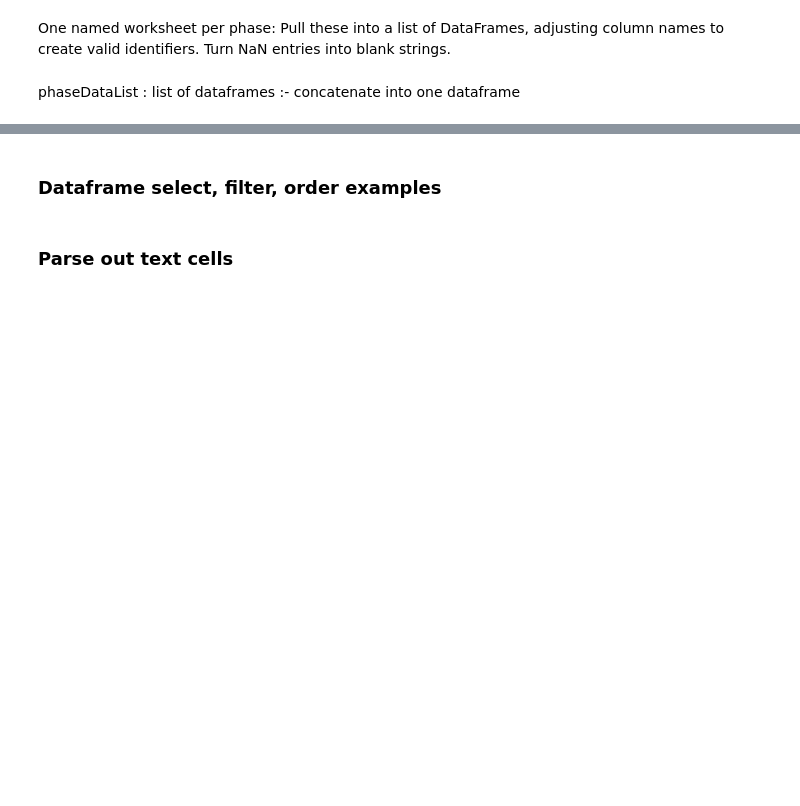
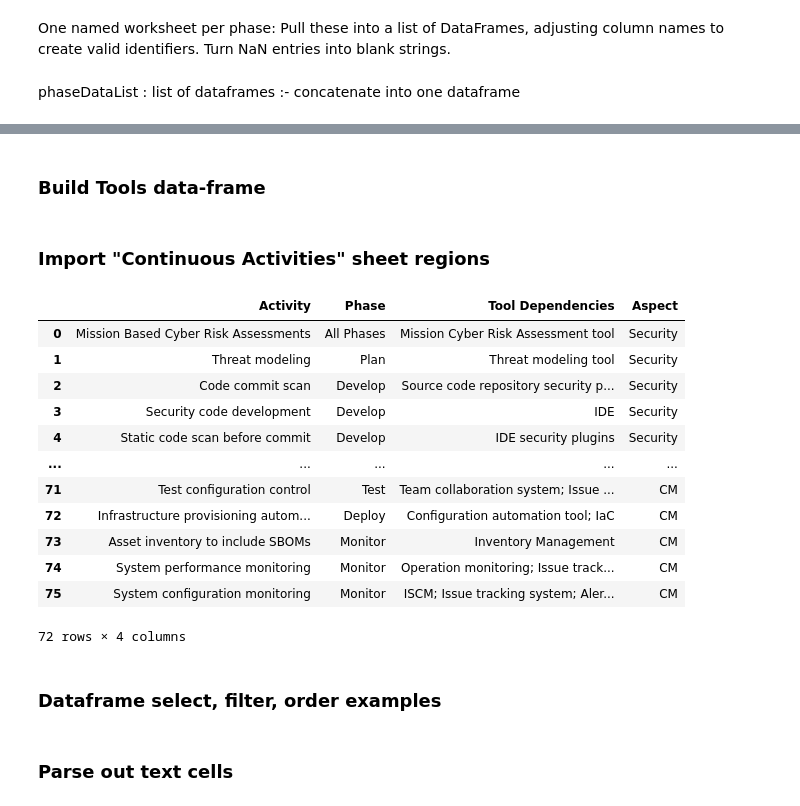
Before and after one commit to mech0s/nodehenge, a Jupyter notebook: doc2rdf.ipynb, the cells around one changed output, grey strips where cells are left out. Saved outputs shown, nothing was run; the diff lists cells and outputs as text; code cells hidden in the pictures; blank space fills up the shorter version.

Commit message:
dataframe for Continuous Activities created

```diff
--- a/doc2rdf.ipynb
+++ b/doc2rdf.ipynb
@@ -114,3 +180,5 @@ xls.sheet_names
+# %% [markdown]
+### Build Tools data-frame
 # %%
 toolsDataFrame = pd.read_excel(xls, "Tools")
 toolsDataFrame.replace(np.nan, "", inplace=True)
@@ -118,6 +186,31 @@ toolsDataFrame.replace(np.nan, "", inplace=True)
 toolsDataFrame.rename(columns={ "Inputs":"InputsText", "Outputs":"OutputsText"},inplace=True)
 toolsDataFrame["InputsList"]=[[] for _ in range(len(toolsDataFrame))]
 toolsDataFrame["OutputsList"]=[[] for _ in range(len(toolsDataFrame))]
+# %% [markdown]
+### Import "Continuous Activities" sheet regions
+# %%
+contActDataFrame = pd.read_excel(xls, "Continuous Activities")
+contActDataFrame.rename(columns={ "Security Activities":"Activity", "Cyber Tool Dependencies":"Tool Dependencies"},inplace=True)
+contActDataFrame = contActDataFrame.drop('Column1', axis=1) # extra hidden Excel column
+contActDataFrame.loc[contActDataFrame.index <= 23 , "Aspect"] = "Security"
+contActDataFrame.loc[(contActDataFrame.index >= 26 ) & ( contActDataFrame.index <= 59) , "Aspect"] = "Test"
+contActDataFrame.loc[contActDataFrame.index >= 62 , "Aspect"] = "CM"
+contActDataFrame = contActDataFrame[contActDataFrame.Aspect.notnull()]
+contActDataFrame.replace(np.nan, "", inplace=True)
+# %% [output]
+|  | Activity | Phase | Tool Dependencies | Aspect |
+| 0 | Mission Based Cyber Risk Assessments | All Phases | Mission Cyber Risk Assessment tool | Security |
+| 1 | Threat modeling | Plan | Threat modeling tool | Security |
+| 2 | Code commit scan | Develop | Source code repository security p... | Security |
+| 3 | Security code development | Develop | IDE | Security |
+| 4 | Static code scan before commit | Develop | IDE security plugins | Security |
+| ... | ... | ... | ... | ... |
+| 71 | Test configuration control | Test | Team collaboration system; Issue ... | CM |
+| 72 | Infrastructure provisioning autom... | Deploy | Configuration automation tool; IaC | CM |
+| 73 | Asset inventory to include SBOMs | Monitor | Inventory Management | CM |
+| 74 | System performance monitoring | Monitor | Operation monitoring; Issue track... | CM |
+| 75 | System configuration monitoring | Monitor | ISCM; Issue tracking system; Aler... | CM |
+72 rows × 4 columns
 # %% [markdown]
 ### Dataframe select, filter, order examples
 # %%
```
Also changed, not shown: parts of 6 cells of this notebook.
